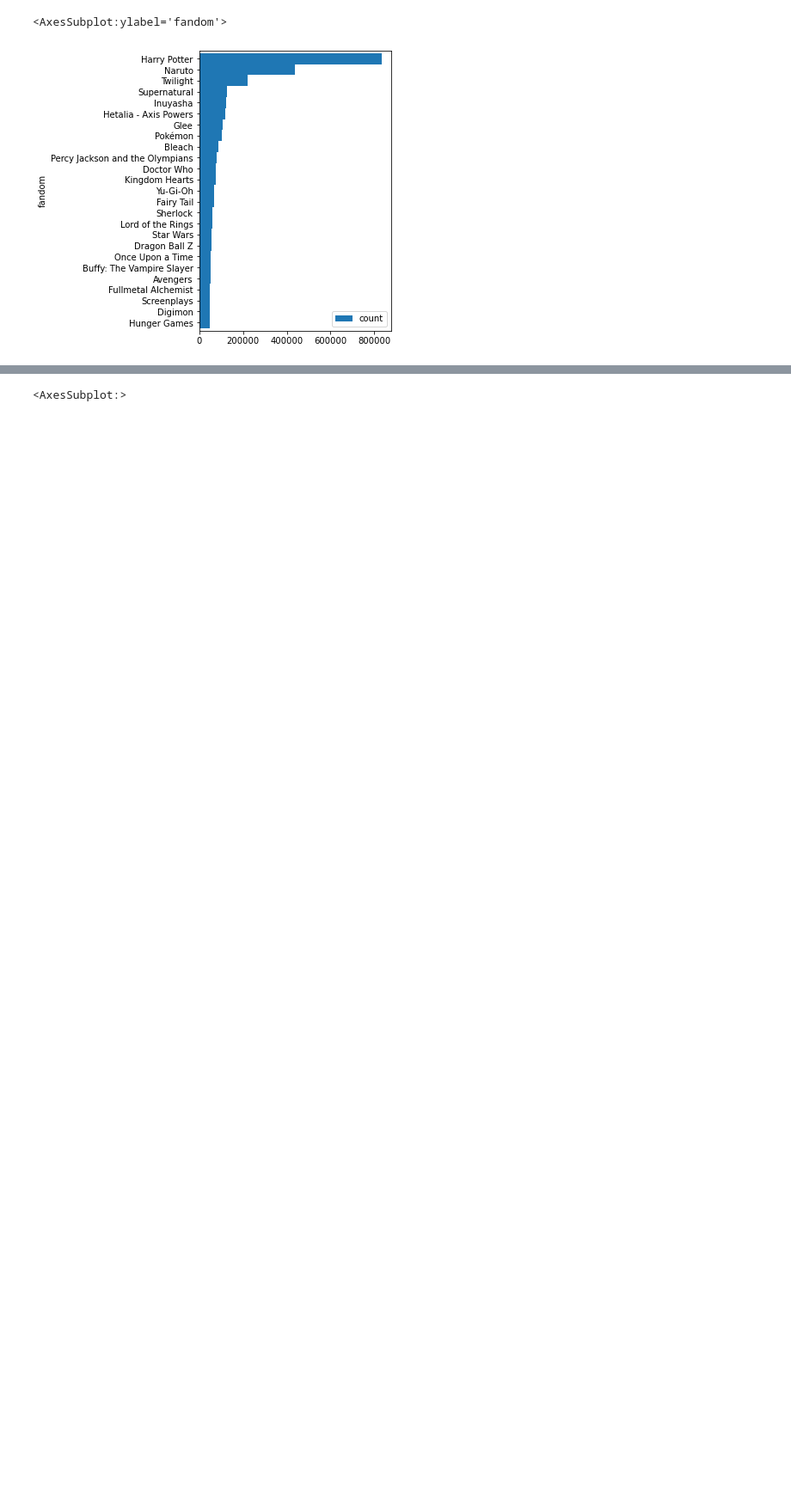
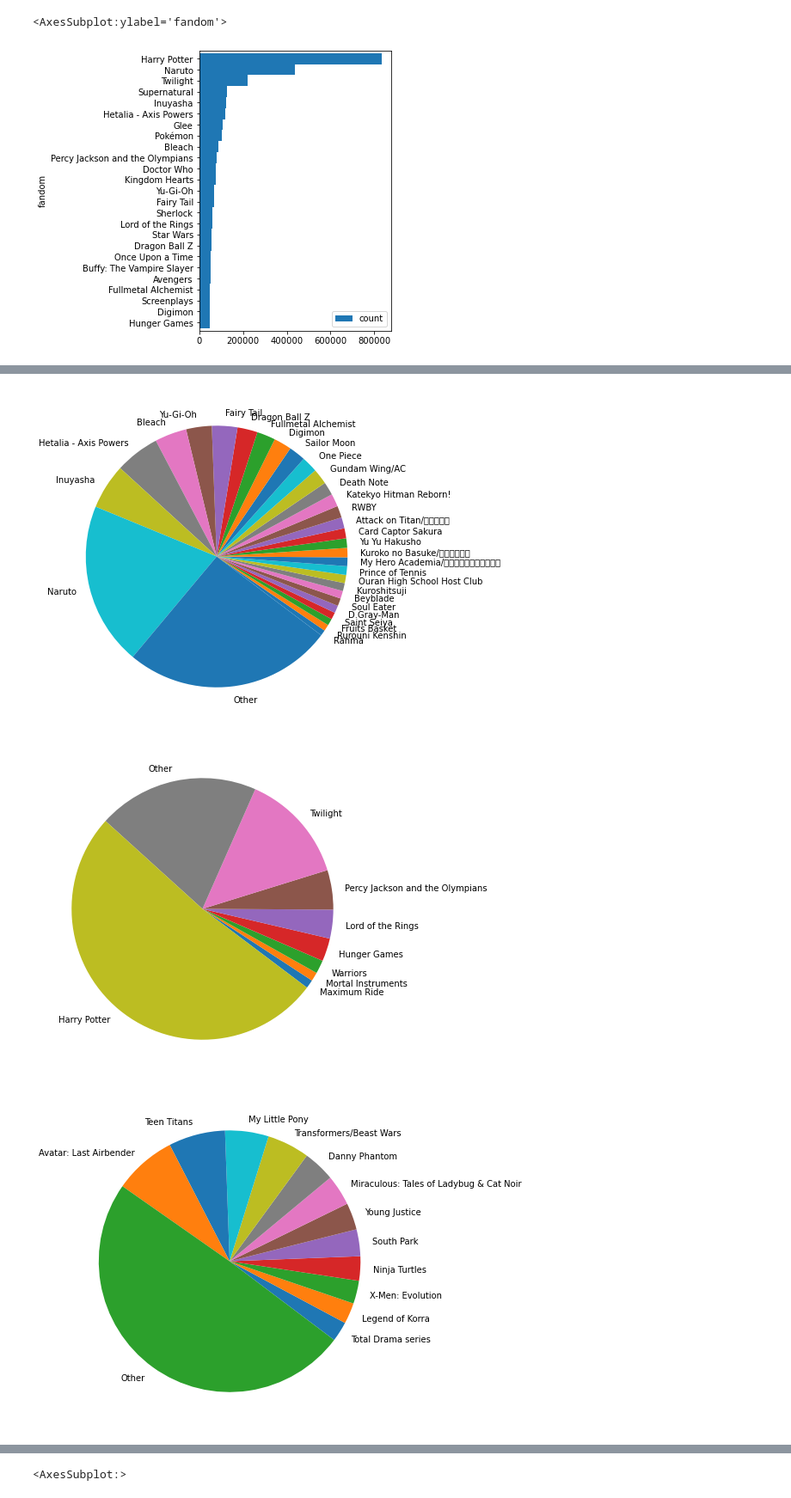
Before and after one commit to dereksov/fanfic-analysis, a Jupyter notebook: FanSoup.ipynb, the cells around one changed output, grey strips where cells are left out. Shown at 86% size. Cells and saved outputs as stored; diff of their text form; code cells hidden in the pictures; blank space fills up the shorter version.

```diff
--- a/FanSoup.ipynb
+++ b/FanSoup.ipynb
@@ -217,0 +71,16 @@ df.to_csv('fandomstats.csv')
+# %%
+df.loc[df['count']<=df.loc[100]['count'],'fandom'] = 'Other'
+# %%
+dfOTHER = df.groupby(['type','fandom'],as_index=False).agg('sum').set_index('fandom')
+# %%
+for t in STANDARD:
+    ts = t[:-1]
+    fs = dfOTHER[dfOTHER['type']==ts].sort_values('count').index
+    cs = list(dfOTHER[dfOTHER['type']==ts].sort_values('count')['count'])
+    fig1,ax1 = plt.subplots(figsize=(7,7))
+    ax1.pie(cs, labels=fs,startangle=-37)
+    plt.show()
+# %% [output]
+[figure, added]
+[figure, added]
+[figure, added]
```
Also changed, not shown: parts of 23 cells of this notebook.
